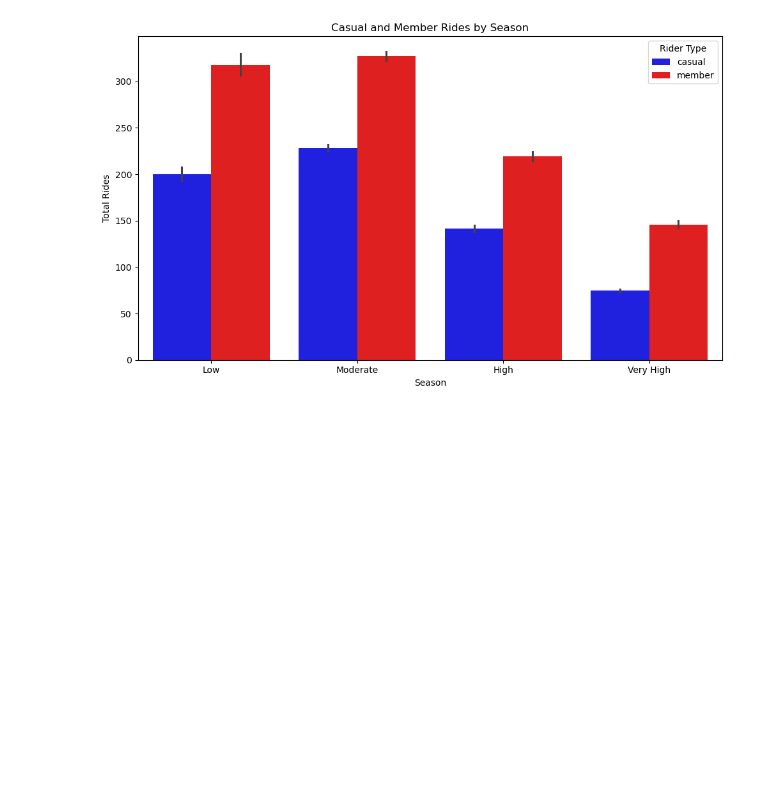
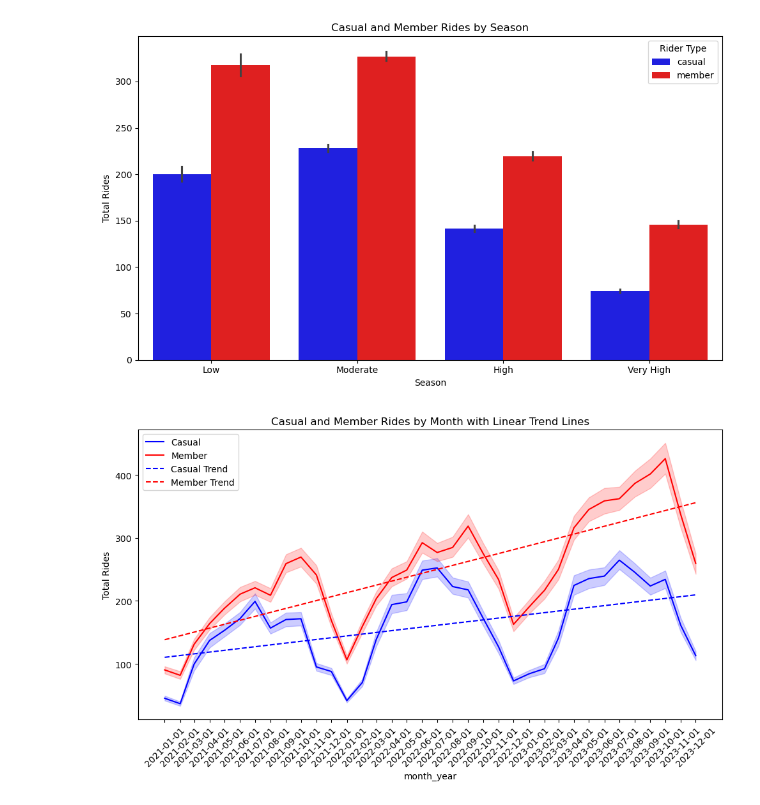
Before and after one commit to rakeshtparayil/capital_bike_share, a Jupyter notebook: capital_bike_share_hour.ipynb, the cells around one changed output. Cells and saved outputs as stored; diff of their text form; code cells hidden in the pictures; blank space fills up the shorter version.

```diff
--- a/capital_bike_share_hour.ipynb
+++ b/capital_bike_share_hour.ipynb
@@ -537,3 +537,34 @@ plt.tight_layout()
 plt.show()
 # %% [output]
 [figure]
+# %%
+# Convert datetime to numerical values for regression
+bike_hourly_new['month_year_numeric'] = bike_hourly_new['month_year'].astype('int64') // 10**9  # Convert to seconds
+
+# Perform linear regression for 'casual'
+casual_fit = np.polyfit(bike_hourly_new['month_year_numeric'], bike_hourly_new['casual'], 1)
+casual_trend = np.poly1d(casual_fit)
+
+# Perform linear regression for 'member'
+member_fit = np.polyfit(bike_hourly_new['month_year_numeric'], bike_hourly_new['member'], 1)
+member_trend = np.poly1d(member_fit)
+
+plt.figure(figsize=(10, 6))
+
+# Original data
+sns.lineplot(x='month_year', y='casual', data=bike_hourly_new, label='Casual', color='blue')
+sns.lineplot(x='month_year', y='member', data=bike_hourly_new, label='Member', color='red')
+
+# Plot linear trend lines
+plt.plot(bike_hourly_new['month_year'], casual_trend(bike_hourly_new['month_year_numeric']), label='Casual Trend', color='blue', linestyle='--')
+plt.plot(bike_hourly_new['month_year'], member_trend(bike_hourly_new['month_year_numeric']), label='Member Trend', color='red', linestyle='--')
+
+plt.xticks(rotation=45)
+plt.xticks(ticks=bike_hourly_new['month_year'].unique())  # Show all months explicitly
+plt.title('Casual and Member Rides by Month with Linear Trend Lines')
+plt.ylabel('Total Rides')
+plt.legend()
+plt.tight_layout()
+plt.show()
+# %% [output]
+[figure, added]
```
Also changed, not shown: 1 other file.
